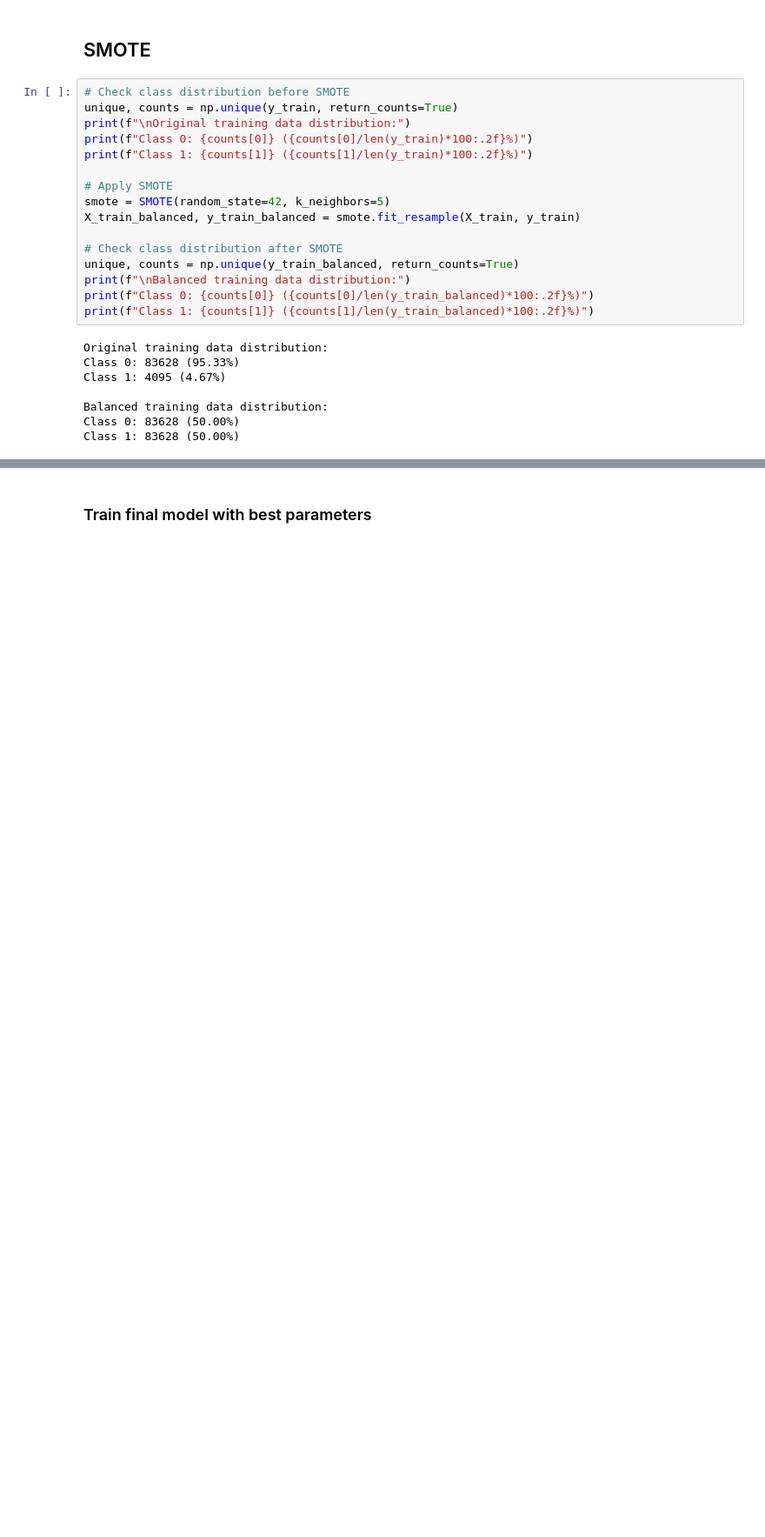
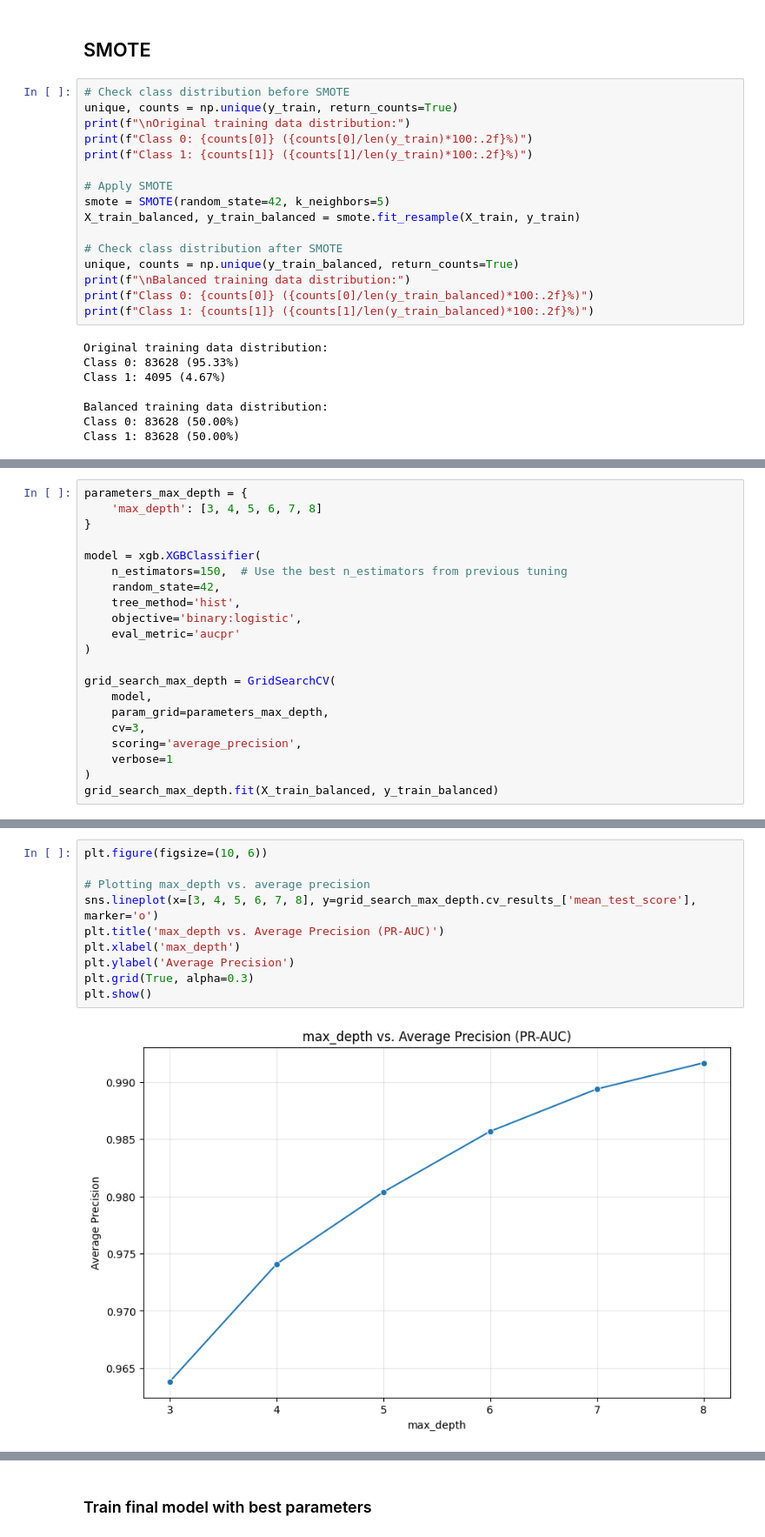
Before and after one commit to janisthx/DSA4262---dna1234, a Jupyter notebook: notebooks/XGBoost.ipynb, the cells around one changed output, grey strips where cells are left out. Shown: that part at 87% size. Cells and saved outputs as stored; diff of their text form; blank space fills up the shorter version.

```diff
--- a/notebooks/XGBoost.ipynb
+++ b/notebooks/XGBoost.ipynb
@@ -214,0 +260,21 @@ You can try to debug the error by setting error_score='raise'.
+# %%
+parameters_max_depth = {
+    'max_depth': [3, 4, 5, 6, 7, 8]
+}
+
+model = xgb.XGBClassifier(
+    n_estimators=150,  # Use the best n_estimators from previous tuning
+    random_state=42,
+    tree_method='hist',
+    objective='binary:logistic',
+    eval_metric='aucpr'
+)
+
+grid_search_max_depth = GridSearchCV(
+    model,
+    param_grid=parameters_max_depth,
+    cv=3,
+    scoring='average_precision',
+    verbose=1
+)
+grid_search_max_depth.fit(X_train_balanced, y_train_balanced)
@@ -214,0 +300,12 @@ You can try to debug the error by setting error_score='raise'.
+# %%
+plt.figure(figsize=(10, 6))
+
+# Plotting max_depth vs. average precision
+sns.lineplot(x=[3, 4, 5, 6, 7, 8], y=grid_search_max_depth.cv_results_['mean_test_score'], marker='o')
+plt.title('max_depth vs. Average Precision (PR-AUC)')
+plt.xlabel('max_depth')
+plt.ylabel('Average Precision')
+plt.grid(True, alpha=0.3)
+plt.show()
+# %% [output]
+[figure, added]
```
Also changed, not shown: parts of 28 cells of this notebook.
